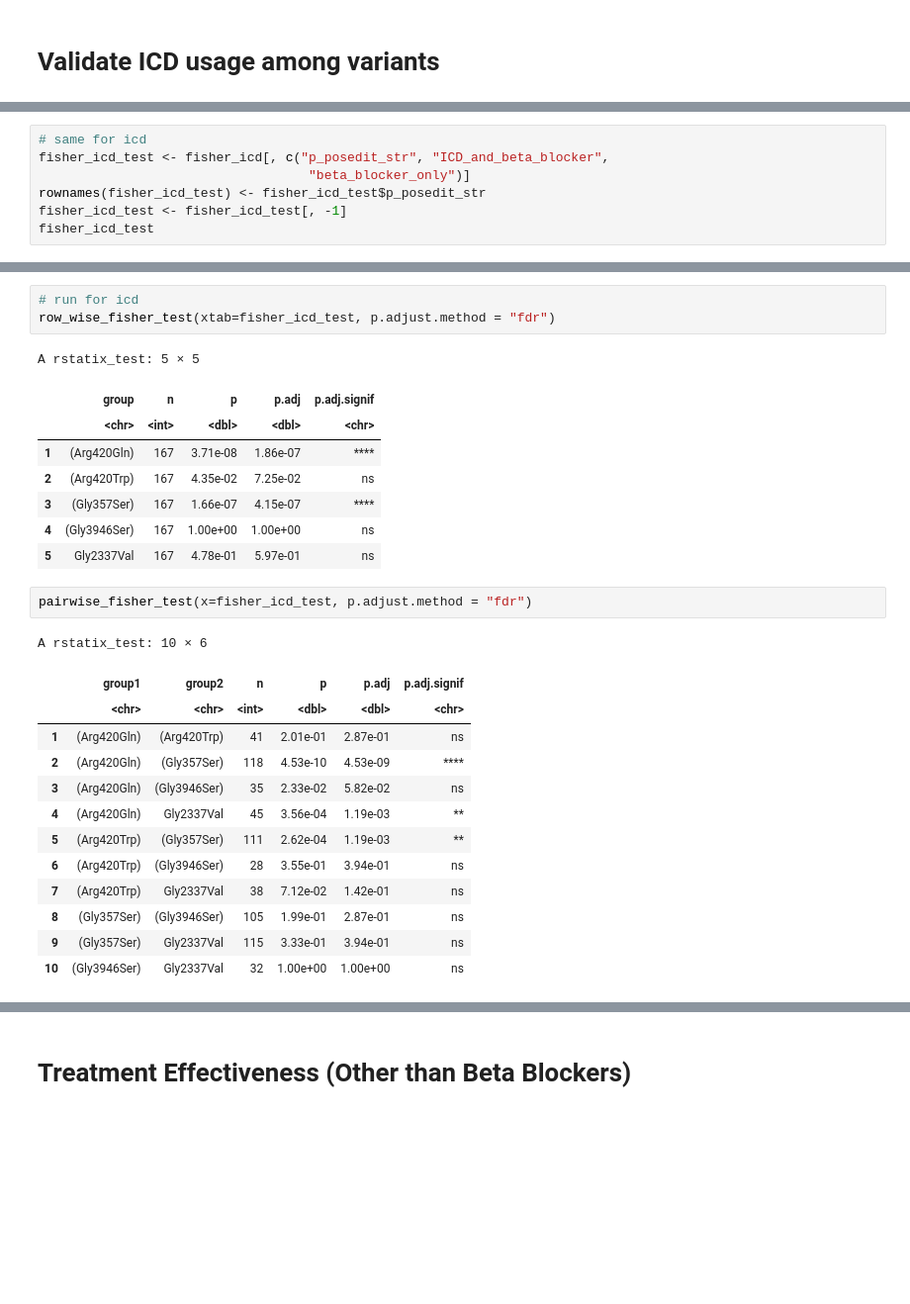
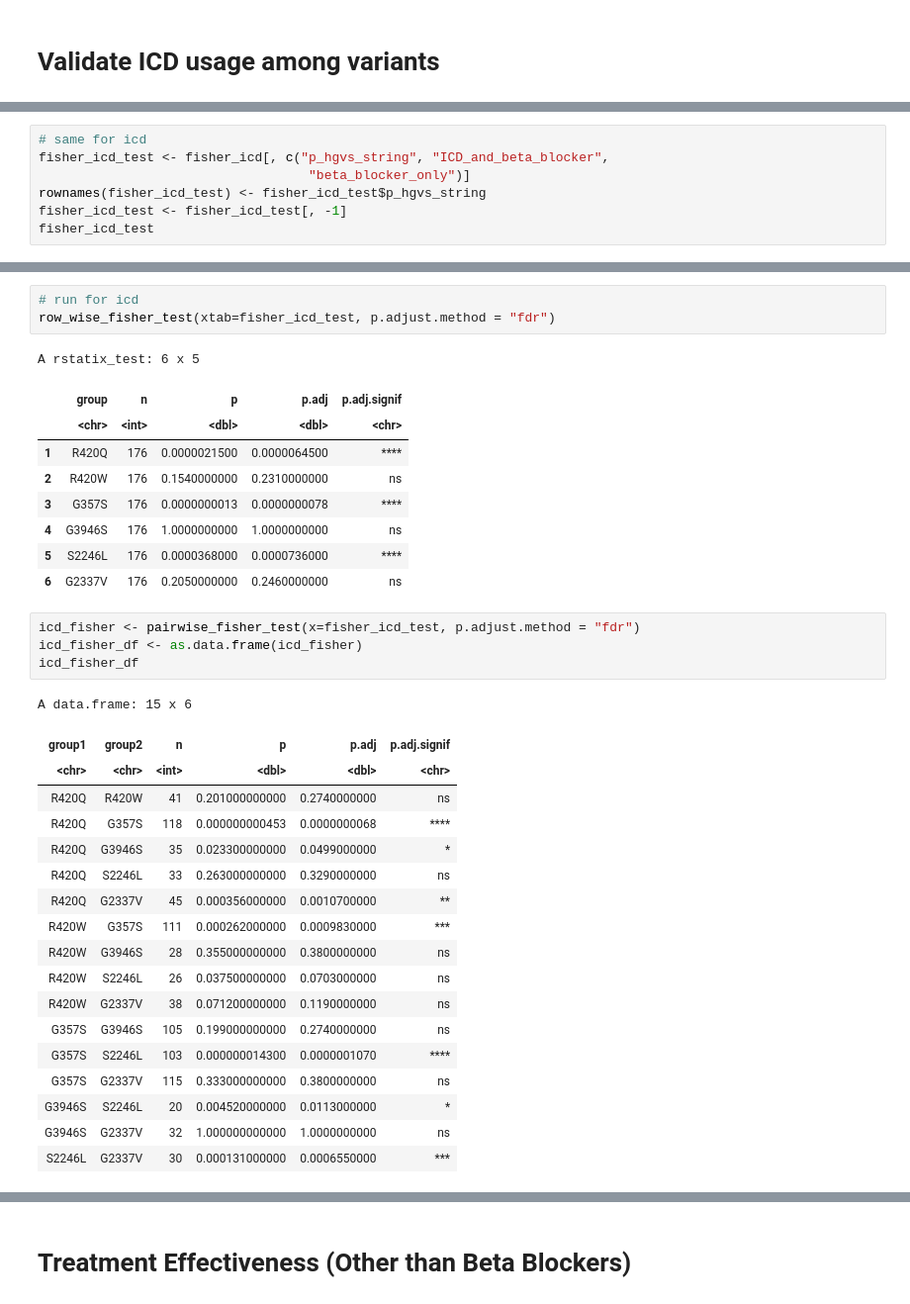
Before and after one commit to alexdaiii/cpvt_database_analysis, a Jupyter notebook: r_notebooks/analysis_1.r.ipynb, the cells around one changed output, grey strips where cells are left out. Shown at 99% size. Cells and saved outputs as stored; diff of their text form; blank space fills up the shorter version.

```diff
--- a/r_notebooks/analysis_1.r.ipynb
+++ b/r_notebooks/analysis_1.r.ipynb
@@ -171,8 +197,8 @@ A data.frame: 5 × 4
 # %%
 # same for icd
-fisher_icd_test <- fisher_icd[, c("p_posedit_str", "ICD_and_beta_blocker",
+fisher_icd_test <- fisher_icd[, c("p_hgvs_string", "ICD_and_beta_blocker",
                                    "beta_blocker_only")]
-rownames(fisher_icd_test) <- fisher_icd_test$p_posedit_str
+rownames(fisher_icd_test) <- fisher_icd_test$p_hgvs_string
 fisher_icd_test <- fisher_icd_test[, -1]
 fisher_icd_test
 # %% [output]
@@ -188,27 +215,35 @@ A data.frame: 5 × 2
 # run for icd
 row_wise_fisher_test(xtab=fisher_icd_test, p.adjust.method = "fdr")
 # %% [output]
-A rstatix_test: 5 × 5
+A rstatix_test: 6 x 5
 |  | group | n | p | p.adj | p.adj.signif |
 |  | <chr> | <int> | <dbl> | <dbl> | <chr> |
-| 1 | (Arg420Gln) | 167 | 3.71e-08 | 1.86e-07 | **** |
-| 2 | (Arg420Trp) | 167 | 4.35e-02 | 7.25e-02 | ns |
-| 3 | (Gly357Ser) | 167 | 1.66e-07 | 4.15e-07 | **** |
-| 4 | (Gly3946Ser) | 167 | 1.00e+00 | 1.00e+00 | ns |
-| 5 | Gly2337Val | 167 | 4.78e-01 | 5.97e-01 | ns |
+| 1 | R420Q | 176 | 0.0000021500 | 0.0000064500 | **** |
+| 2 | R420W | 176 | 0.1540000000 | 0.2310000000 | ns |
+| 3 | G357S | 176 | 0.0000000013 | 0.0000000078 | **** |
+| 4 | G3946S | 176 | 1.0000000000 | 1.0000000000 | ns |
+| 5 | S2246L | 176 | 0.0000368000 | 0.0000736000 | **** |
+| 6 | G2337V | 176 | 0.2050000000 | 0.2460000000 | ns |
 # %%
-pairwise_fisher_test(x=fisher_icd_test, p.adjust.method = "fdr")
+icd_fisher <- pairwise_fisher_test(x=fisher_icd_test, p.adjust.method = "fdr")
+icd_fisher_df <- as.data.frame(icd_fisher)
+icd_fisher_df
 # %% [output]
-A rstatix_test: 10 × 6
+A data.frame: 15 x 6
-|  | group1 | group2 | n | p | p.adj | p.adj.signif |
-|  | <chr> | <chr> | <int> | <dbl> | <dbl> | <chr> |
-| 1 | (Arg420Gln) | (Arg420Trp) | 41 | 2.01e-01 | 2.87e-01 | ns |
-| 2 | (Arg420Gln) | (Gly357Ser) | 118 | 4.53e-10 | 4.53e-09 | **** |
-| 3 | (Arg420Gln) | (Gly3946Ser) | 35 | 2.33e-02 | 5.82e-02 | ns |
-| 4 | (Arg420Gln) | Gly2337Val | 45 | 3.56e-04 | 1.19e-03 | ** |
-| 5 | (Arg420Trp) | (Gly357Ser) | 111 | 2.62e-04 | 1.19e-03 | ** |
-| 6 | (Arg420Trp) | (Gly3946Ser) | 28 | 3.55e-01 | 3.94e-01 | ns |
-| 7 | (Arg420Trp) | Gly2337Val | 38 | 7.12e-02 | 1.42e-01 | ns |
-| 8 | (Gly357Ser) | (Gly3946Ser) | 105 | 1.99e-01 | 2.87e-01 | ns |
-| 9 | (Gly357Ser) | Gly2337Val | 115 | 3.33e-01 | 3.94e-01 | ns |
-| 10 | (Gly3946Ser) | Gly2337Val | 32 | 1.00e+00 | 1.00e+00 | ns |
+| group1 | group2 | n | p | p.adj | p.adj.signif |
+| <chr> | <chr> | <int> | <dbl> | <dbl> | <chr> |
+| R420Q | R420W | 41 | 0.201000000000 | 0.2740000000 | ns |
+| R420Q | G357S | 118 | 0.000000000453 | 0.0000000068 | **** |
+| R420Q | G3946S | 35 | 0.023300000000 | 0.0499000000 | * |
+| R420Q | S2246L | 33 | 0.263000000000 | 0.3290000000 | ns |
+| R420Q | G2337V | 45 | 0.000356000000 | 0.0010700000 | ** |
+| R420W | G357S | 111 | 0.000262000000 | 0.0009830000 | *** |
+| R420W | G3946S | 28 | 0.355000000000 | 0.3800000000 | ns |
+| R420W | S2246L | 26 | 0.037500000000 | 0.0703000000 | ns |
+| R420W | G2337V | 38 | 0.071200000000 | 0.1190000000 | ns |
+| G357S | G3946S | 105 | 0.199000000000 | 0.2740000000 | ns |
+| G357S | S2246L | 103 | 0.000000014300 | 0.0000001070 | **** |
+| G357S | G2337V | 115 | 0.333000000000 | 0.3800000000 | ns |
+| G3946S | S2246L | 20 | 0.004520000000 | 0.0113000000 | * |
+| G3946S | G2337V | 32 | 1.000000000000 | 1.0000000000 | ns |
+| S2246L | G2337V | 30 | 0.000131000000 | 0.0006550000 | *** |
```
Also changed, not shown: parts of 20 cells of this notebook, 6 other files.
